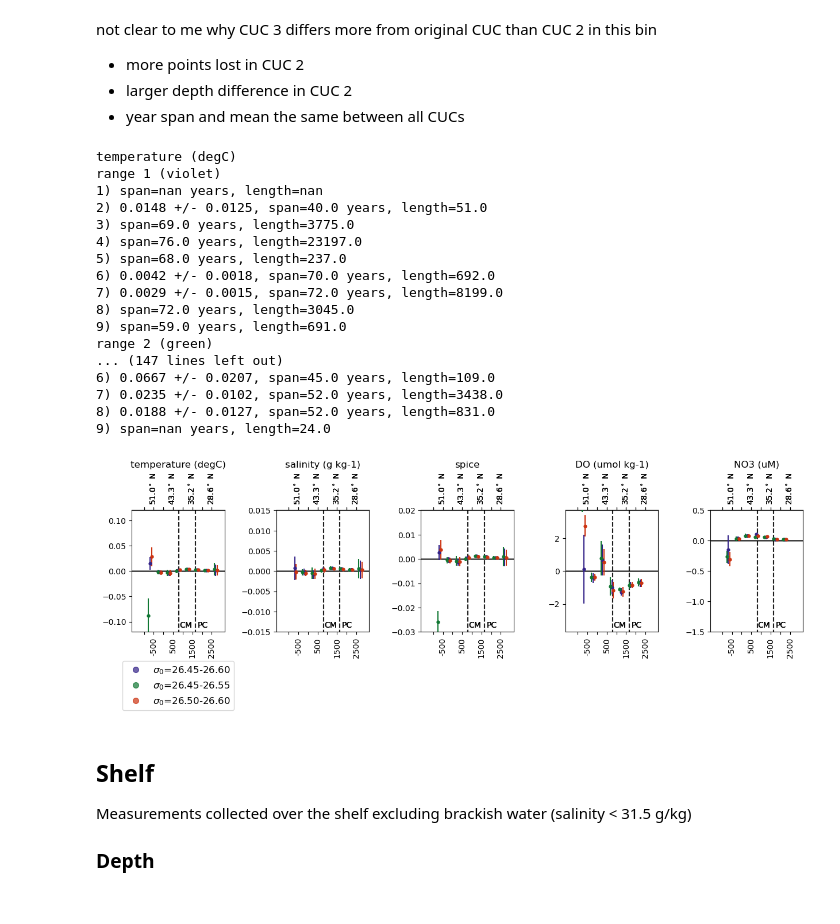
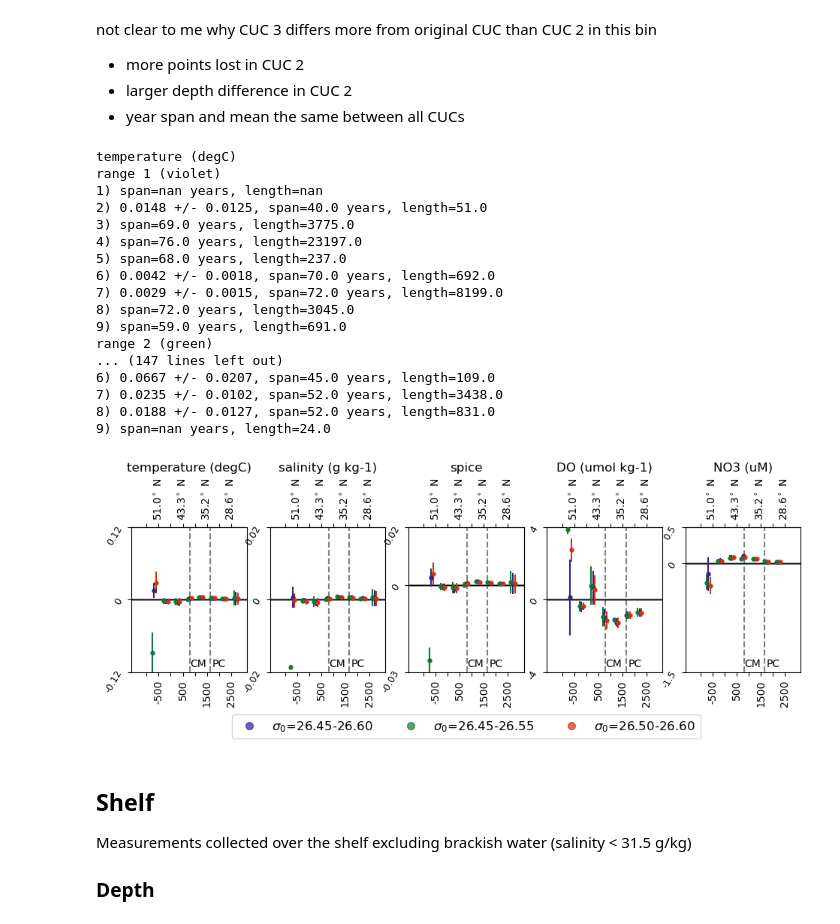
Before and after one commit to UBC-MOAD/analysis-becca, a Jupyter notebook: Synthesis/sensitivity.ipynb, the cells around one changed output. Drawn from its saved outputs; the diff is of its cells as text; code cells hidden in the pictures.

Commit message:
figure edits and table making

```diff
--- a/Synthesis/sensitivity.ipynb
+++ b/Synthesis/sensitivity.ipynb
@@ -63,12 +63,12 @@ array([-1415.,  -930.,  -445.,    40.,   525.,  1010.,  1495.,  1980.,
 ##################
 
 def plot_ratediff_NS_CI(obs_used,var_string, ax, colour, *,
-                        CC = False, n_bins=9, hac_maxlags=1,
+                        n_bins=9, hac_maxlags=1,
                         min_obs_per_year=3, min_years=4,
                         min_span_years=10, offset=0):
 
     ylim_dict = {'spice':[-0.03,0.02], 'temperature (degC)': [-0.12,0.12],
-                 'salinity (g kg-1)':[-0.015,0.015], 'DO (umol kg-1)':[-3.7,3.7],
+                 'salinity (g kg-1)':[-0.02,0.02], 'DO (umol kg-1)':[-4,4],
                  'NO3 (uM)':[-1.5,0.5], '[TA-DIC] (uM)':[-10,14]}
 
     # bin edges/centers/widths
@@ -155,24 +155,10 @@ def plot_ratediff_NS_CI(obs_used,var_string, ax, colour, *,
     ax.set_xticklabels(['','-500','','500','','1500','','2500'],rotation=90)
     ax.axhline(0, color='black', lw=1,zorder=3)
 
-    secax = ax.secondary_xaxis('top')
-    secax.set_xlim(dmin, dmax)
-    secax.set_xticks([-1000,-500,0,500,1000,1500,2000,2500])
-    if CC == True:
-        secax.set_xticklabels(['','-133.3$^\circ$ E','','43.3$^\circ$ N','','35.2$^\circ$ N','','28.6$^\circ$ N'],rotation=90)
-    else:
-        secax.set_xticklabels(['','51.0$^\circ$ N','','43.3$^\circ$ N','','35.2$^\circ$ N','','28.6$^\circ$ N'],rotation=90)
-
     if var_string in ylim_dict:
         ax.set_ylim(ylim_dict[var_string])
-
-    # add lines for JdF, Cape Mendocino, and Point Conception
-    # ax.plot([0,0],[-1000,1000],'k--',alpha=0.5) # JdF
-    ax.plot([805,805],[-1000,1000],'k--',alpha=0.5) # Cape Mendocino
-    ax.plot([1654,1654],[-1000,1000],'k--',alpha=0.5) # Point Conception
-    # ax.text(0.34,0.02,'SS',ha='right',va='bottom',transform=ax.transAxes,fontsize=10)
-    ax.text(0.65,0.02,'CM',ha='right',va='bottom',transform=ax.transAxes,fontsize=10)
-    ax.text(0.82,0.02,'PC',ha='right',va='bottom',transform=ax.transAxes,fontsize=10)
+        ax.set_yticks([ylim_dict[var_string][0],0,ylim_dict[var_string][1]],)
+        ax.set_yticklabels([ylim_dict[var_string][0],0,ylim_dict[var_string][1]],fontsize=9,rotation=60)
 
     ax.set_zorder(3)
     ax.patch.set_alpha(0)
@@ -450,7 +436,7 @@ not clear to me why CUC 3 differs more from original CUC than CUC 2 in this bin
 varstrings = ['temperature (degC)','salinity (g kg-1)', 'spice',
        'DO (umol kg-1)', 'NO3 (uM)']
 
-fig,ax = plt.subplots(1,len(varstrings),figsize=[2.5*len(varstrings),5])
+fig,ax = plt.subplots(1,len(varstrings),figsize=[2.3*len(varstrings),2.5])
 
 for i in range(len(varstrings)):
     print(varstrings[i])
@@ -482,41 +468,53 @@ for i in range(len(varstrings)):
 
     print('\n')
 
+    # make secondary axis
+    secax = ax[i].secondary_xaxis('top')
+    secax.set_xlim(dmin, dmax)
+    secax.set_xticks([-1000,-500,0,500,1000,1500,2000,2500])
+    secax.set_xticklabels(['','51.0$^\circ$ N','','43.3$^\circ$ N','','35.2$^\circ$ N','','28.6$^\circ$ N'],rotation=90)
+
+    # add lines for JdF, Cape Mendocino, and Point Conception
+    ax[i].plot([805,805],[-1000,1000],'k--',alpha=0.5) # Cape Mendocino
+    ax[i].plot([1654,1654],[-1000,1000],'k--',alpha=0.5) # Point Conception
+    ax[i].text(0.65,0.02,'CM',ha='right',va='bottom',transform=ax[i].transAxes,fontsize=10)
+    ax[i].text(0.82,0.02,'PC',ha='right',va='bottom',transform=ax[i].transAxes,fontsize=10)
+
 # # build legend handles
 legend_handles = []
 inlegend = ["$\sigma_0$=26.45-26.60",'$\sigma_0$=26.45-26.55','$\sigma_0$=26.50-26.60']
 colours = ['#332288', '#117733', '#CC3311']
 markers = ['o','o','o']
 for i in range(len(inlegend)):
     legend_handles.append(mlines.Line2D([], [],
                           marker=markers[i], linestyle='None',markersize=7,
                           markeredgecolor=colours[i], markerfacecolor=colours[i],alpha=0.7,
                           label=inlegend[i]))
 # Add a figure-wide legend below the subplots
-ax[0].legend(handles=legend_handles, loc='upper center', ncol=1, bbox_to_anchor=(0.5, -0.2), frameon=True,fontsize=12)
+ax[2].legend(handles=legend_handles, loc='upper center', ncol=3, bbox_to_anchor=(0.5, -0.25), frameon=True,fontsize=12)
 
 plt.tight_layout()
 
-plt.savefig('/ocean/rbeutel/MOAD/analysis-becca/Synthesis/output/Sensitivity_CUC.pdf')
+plt.savefig('/ocean/rbeutel/MOAD/analysis-becca/Synthesis/output/Sensitivity_CUC.pdf',bbox_inches='tight')
 # %% [output]
 temperature (degC)
 range 1 (violet)
 1) span=nan years, length=nan
 2) 0.0148 +/- 0.0125, span=40.0 years, length=51.0
 3) span=69.0 years, length=3775.0
 4) span=76.0 years, length=23197.0
 5) span=68.0 years, length=237.0
 6) 0.0042 +/- 0.0018, span=70.0 years, length=692.0
 7) 0.0029 +/- 0.0015, span=72.0 years, length=8199.0
 8) span=72.0 years, length=3045.0
 9) span=59.0 years, length=691.0
 range 2 (green)
 ... (147 lines left out)
 6) 0.0667 +/- 0.0207, span=45.0 years, length=109.0
 7) 0.0235 +/- 0.0102, span=52.0 years, length=3438.0
 8) 0.0188 +/- 0.0127, span=52.0 years, length=831.0
 9) span=nan years, length=24.0
-[figure, old version]
+[figure, new version]
 # %% [markdown]
 ## Shelf
 Measurements collected over the shelf excluding brackish water (salinity < 31.5 g/kg)
```
Also changed, not shown: parts of 7 cells of this notebook, 2 other files.
